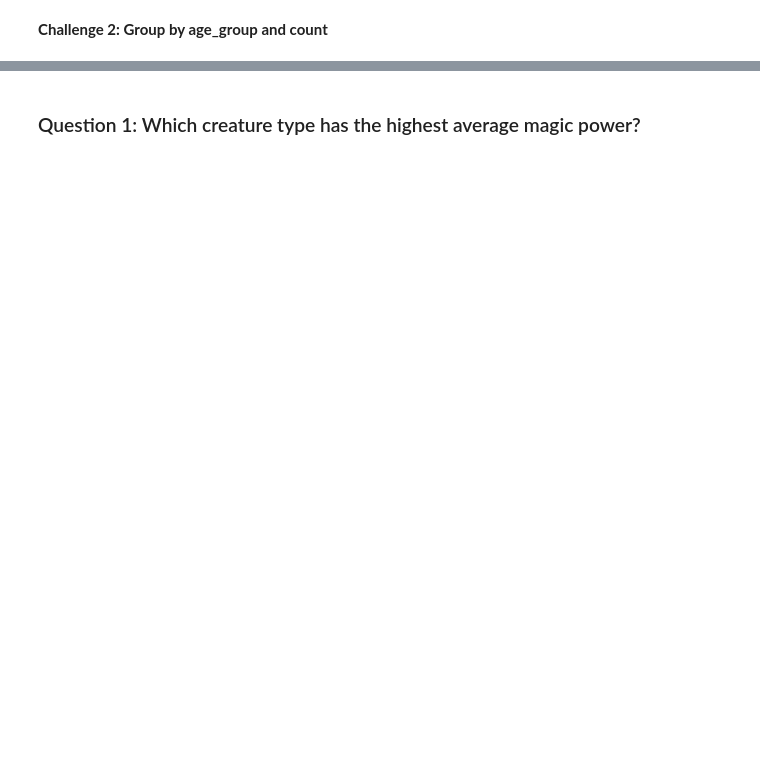
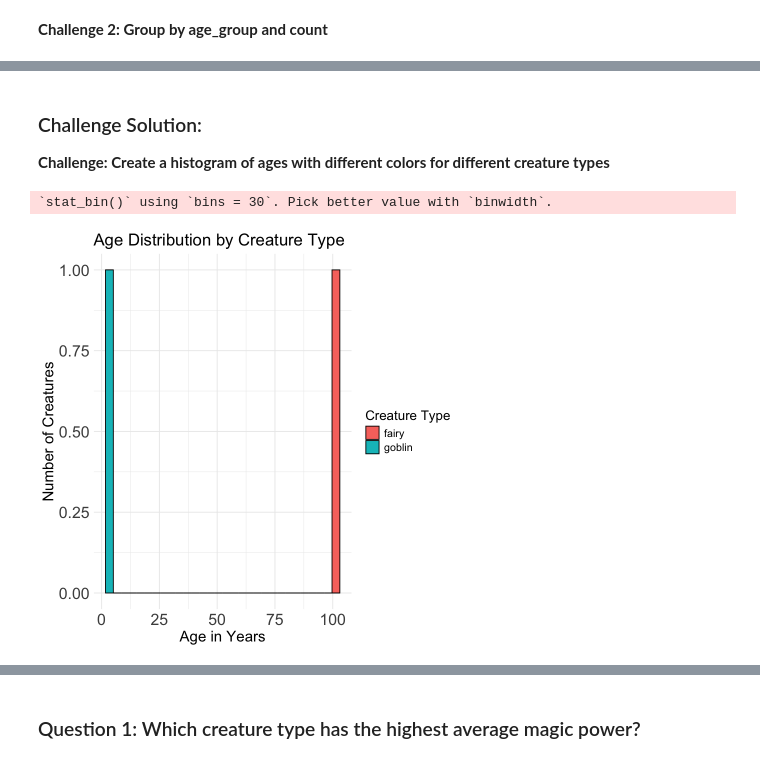
Before and after one commit to skysheng7/data_science_for_kids, a Jupyter notebook: docs/day03/solutions/day03_spell_solutions_nb.ipynb, the cells around one changed output, grey strips where cells are left out. Cells and saved outputs as stored; diff of their text form; code cells hidden in the pictures; blank space fills up the shorter version.

```diff
--- a/docs/day03/solutions/day03_spell_solutions_nb.ipynb
+++ b/docs/day03/solutions/day03_spell_solutions_nb.ipynb
@@ -76,0 +478,20 @@ age_totals <- creature_data %>%  group_by(creature_type) %>%  summarize(average_
+# %% [markdown]
+### Challenge Solution:
+
+**Challenge: Create a histogram of ages with different colors for different creature types**
+# %%
+my_histogram <- ggplot(creature_data, aes(x = creature_age, fill = creature_type)) +
+  geom_histogram(color = "black") +
+  labs(title = "Age Distribution by Creature Type",
+       x = "Age in Years",
+       y = "Number of Creatures",
+       fill = "Creature Type")+
+  theme_minimal() +
+  theme(text = element_text(size = 16),
+        plot.title = element_text(size = 20),
+        axis.title = element_text(size = 18),
+        axis.text = element_text(size = 19))
+print(my_histogram)
+# %% [output]
+`stat_bin()` using `bins = 30`. Pick better value with `binwidth`.
+[figure, added]
```
Also changed, not shown: parts of 89 cells of this notebook, 14 other files.
